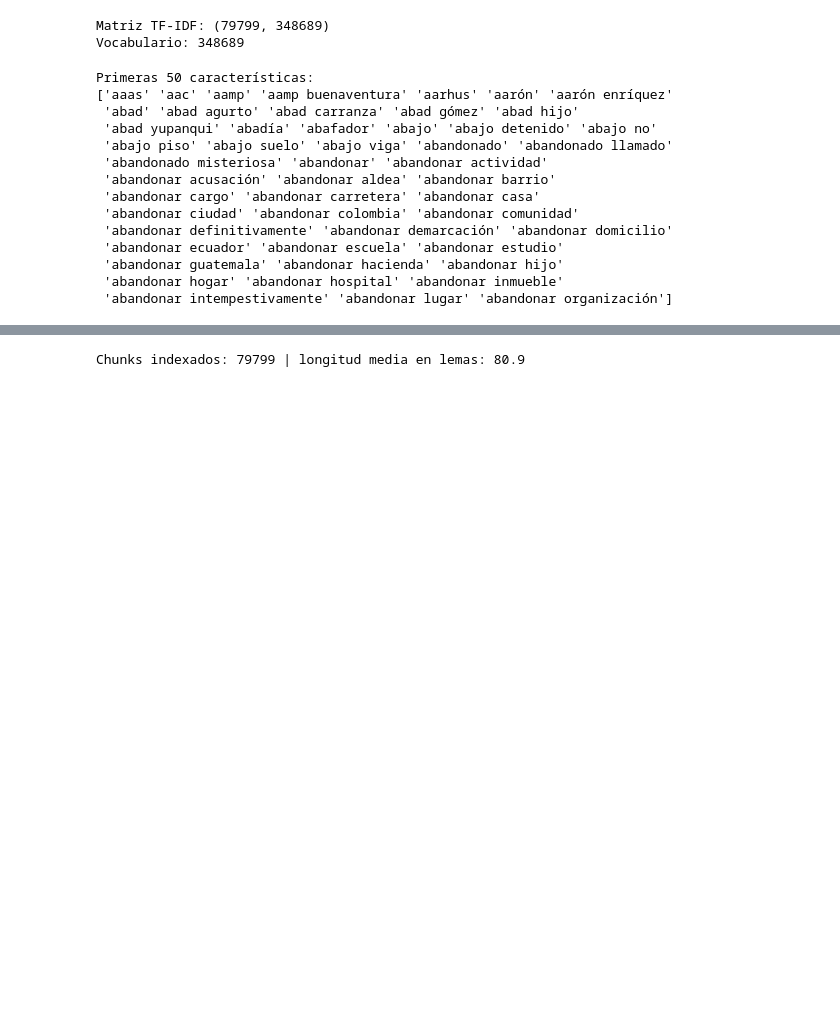
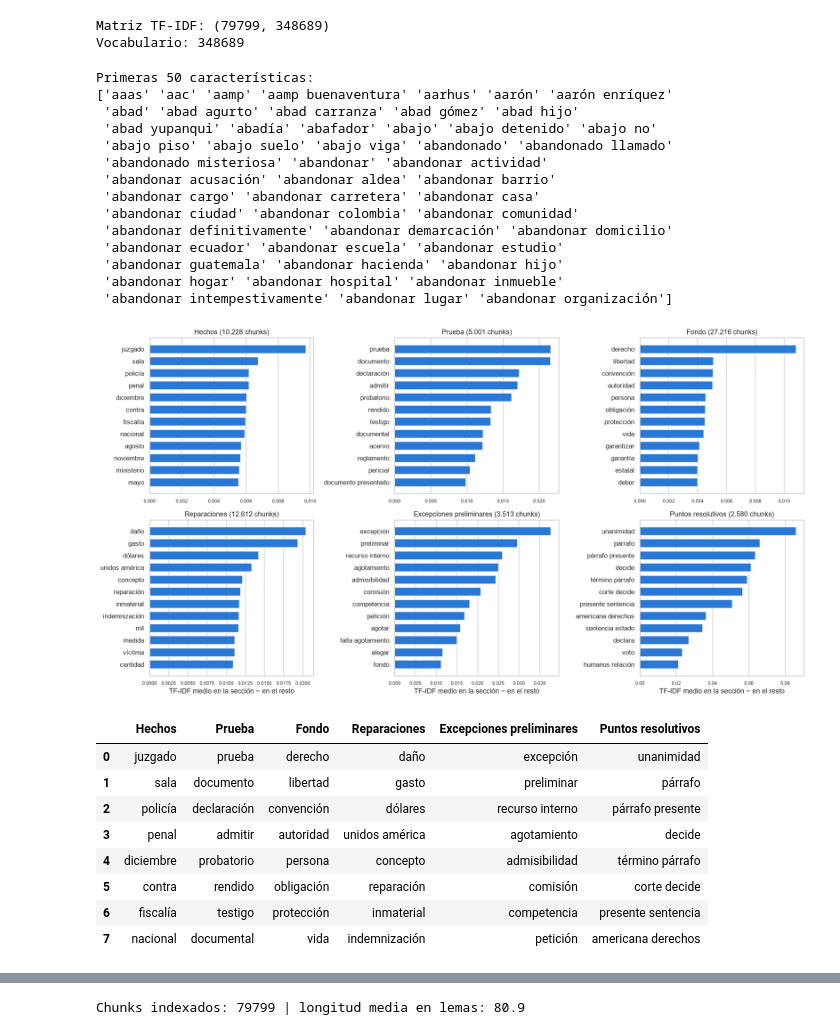
Before and after one commit to GiraldoB/RAG-CIDH, a Jupyter notebook: proyecto_(2).ipynb, the cells around one changed output, grey strips where cells are left out. Drawn from its saved outputs; the diff is of its cells as text; code cells hidden in the pictures; blank space fills up the shorter version.

```diff
--- a/proyecto_(2).ipynb
+++ b/proyecto_(2).ipynb
@@ -2591,3 +2693,46 @@ Primeras 50 características:
  'abandonar guatemala' 'abandonar hacienda' 'abandonar hijo'
  'abandonar hogar' 'abandonar hospital' 'abandonar inmueble'
  'abandonar intempestivamente' 'abandonar lugar' 'abandonar organización']
+# %%
+# ============================================================
+# TÉRMINOS CARACTERÍSTICOS DE CADA SECCIÓN
+# ============================================================
+# Para cada sección: peso TF-IDF medio del término en sus chunks menos su peso medio en el resto de chunks.
+# Restar el resto evita que ganen los términos frecuentes en todas las secciones («víctima», «derecho»).
+SECCIONES_TERM = ["Hechos", "Prueba", "Fondo", "Reparaciones", "Excepciones preliminares", "Puntos resolutivos"]
+sec_chunk = df_chunks["seccion_canonica"].to_numpy()
+suma_total = np.asarray(X_tfidf.sum(axis=0)).ravel()
+
+fig, axs = plt.subplots(2, 3, figsize=(17, 9))
+terminos_seccion = {}
+for a, sec in zip(axs.ravel(), SECCIONES_TERM):
+    m = sec_chunk == sec
+    suma_sec = np.asarray(X_tfidf[m].sum(axis=0)).ravel()
+    distintivo = suma_sec / m.sum() - (suma_total - suma_sec) / (~m).sum()
+    top, cubiertas = [], set()
+    for j in np.argsort(distintivo)[::-1]:       # sin repetir una expresión como unigrama y bigrama
+        palabras = set(tfidf_features[j].split())
+        if not palabras <= cubiertas:
+            top.append(j); cubiertas |= palabras
+        if len(top) == 12:
+            break
+    top = np.array(top)
+    terminos_seccion[sec] = list(tfidf_features[top])
+    a.barh(tfidf_features[top][::-1], distintivo[top][::-1], color="#2a78d6", height=0.7)
+    a.set_title(f"{sec} ({m.sum():,} chunks)".replace(",", "."))
+    a.tick_params(axis="x", labelsize=8); a.grid(False, axis="y")
+for a in axs[1]:
+    a.set_xlabel("TF-IDF medio en la sección − en el resto")
+guardar_fig("fig12_terminos_por_seccion")
+display(pd.DataFrame(terminos_seccion).head(8))
+# %% [output]
+[figure, added]
+|  | Hechos | Prueba | Fondo | Reparaciones | Excepciones preliminares | Puntos resolutivos |
+| 0 | juzgado | prueba | derecho | daño | excepción | unanimidad |
+| 1 | sala | documento | libertad | gasto | preliminar | párrafo |
+| 2 | policía | declaración | convención | dólares | recurso interno | párrafo presente |
+| 3 | penal | admitir | autoridad | unidos américa | agotamiento | decide |
+| 4 | diciembre | probatorio | persona | concepto | admisibilidad | término párrafo |
+| 5 | contra | rendido | obligación | reparación | comisión | corte decide |
+| 6 | fiscalía | testigo | protección | inmaterial | competencia | presente sentencia |
+| 7 | nacional | documental | vida | indemnización | petición | americana derechos |
```
Also changed, not shown: parts of 16 cells of this notebook, 1 other file.
